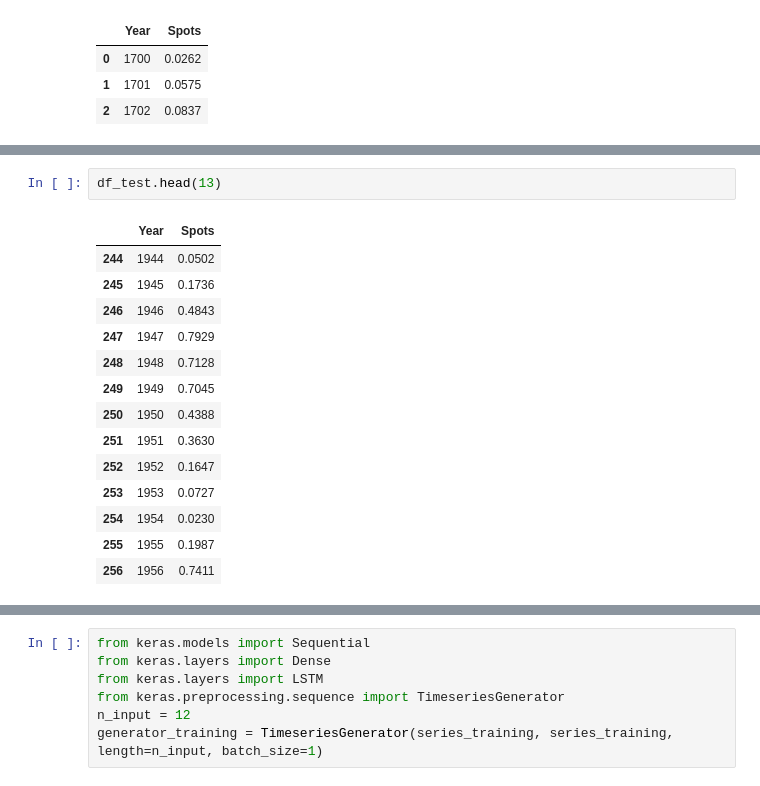
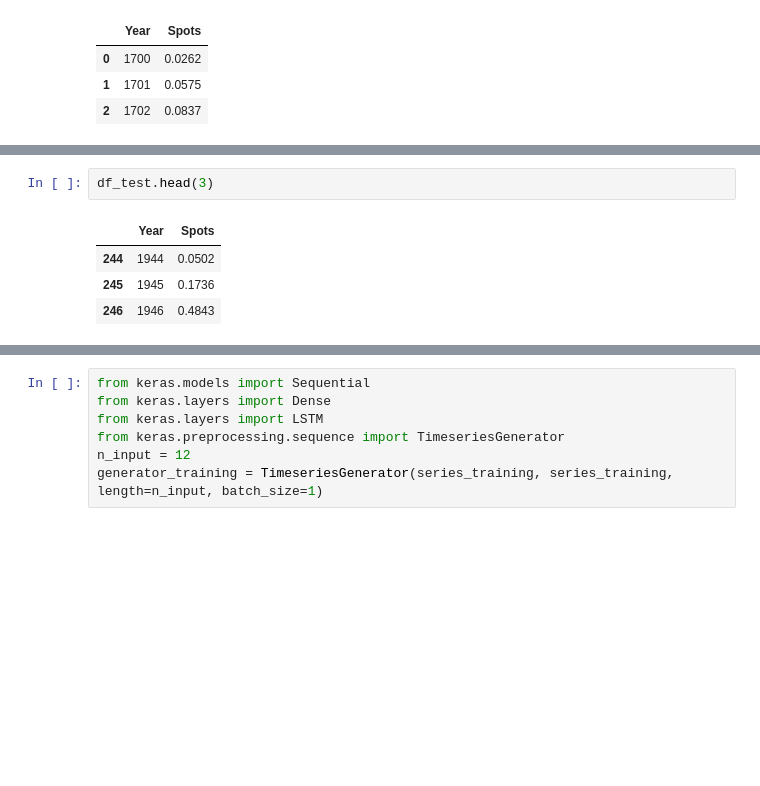
Before and after one commit to alexg06/Jupyter-Python, a Jupyter notebook: DeepLearning/Sun Spots NN.ipynb, the cells around one changed output, grey strips where cells are left out. Drawn from its saved outputs; the diff is of its cells as text; blank space fills up the shorter version.

```diff
--- a/DeepLearning/Sun Spots NN.ipynb
+++ b/DeepLearning/Sun Spots NN.ipynb
@@ -65,19 +54,9 @@ df_validation.head(14)
 # %%
-df_test.head(13)
+df_test.head(3)
 # %% [output]
 |  | Year | Spots |
 | 244 | 1944 | 0.0502 |
 | 245 | 1945 | 0.1736 |
 | 246 | 1946 | 0.4843 |
-| 247 | 1947 | 0.7929 |
-| 248 | 1948 | 0.7128 |
-| 249 | 1949 | 0.7045 |
-| 250 | 1950 | 0.4388 |
-| 251 | 1951 | 0.3630 |
-| 252 | 1952 | 0.1647 |
-| 253 | 1953 | 0.0727 |
-| 254 | 1954 | 0.0230 |
-| 255 | 1955 | 0.1987 |
-| 256 | 1956 | 0.7411 |
 # %%
 series_training = np.array(df_training['Spots'])
```
Also changed, not shown: parts of 11 cells of this notebook.
